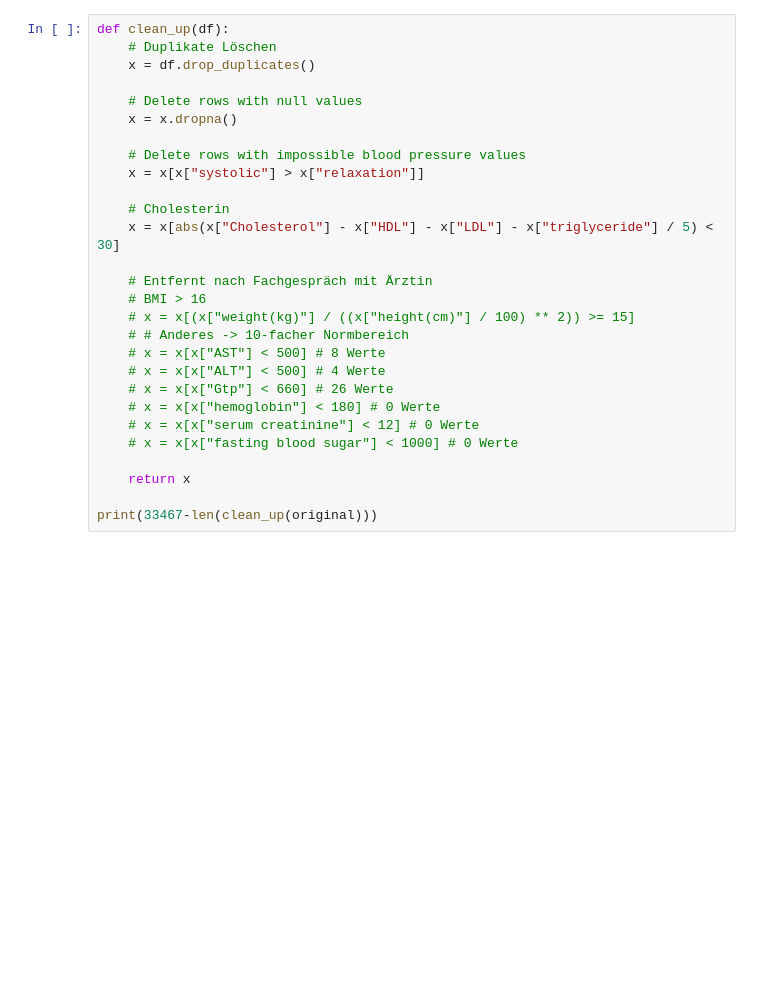
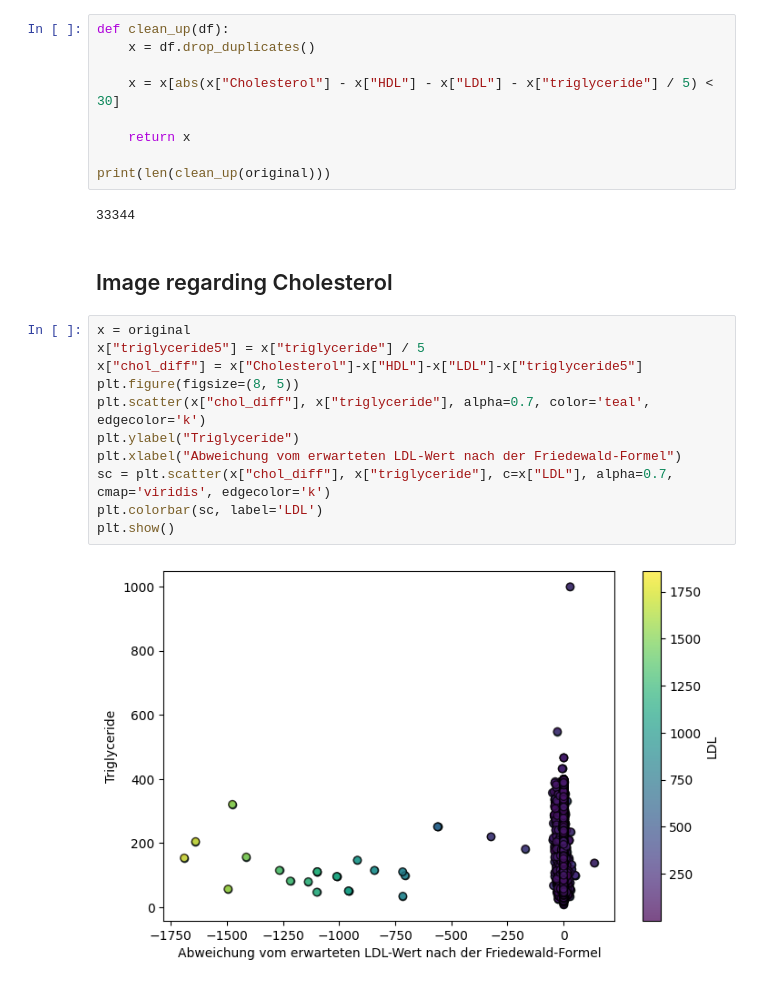
Before and after one commit to jonaRumberg/datascienceportfolio, a Jupyter notebook: data-preparation.ipynb, the cells around one changed output. Cells and saved outputs as stored; diff of their text form; blank space fills up the shorter version.

```diff
--- a/data-preparation.ipynb
+++ b/data-preparation.ipynb
@@ -13,28 +13,26 @@ original = pd.read_csv("data/smoker_train.csv")
 # %%
 def clean_up(df):
-    # Duplikate Löschen
     x = df.drop_duplicates()
 
-    # Delete rows with null values
-    x = x.dropna()
-
-    # Delete rows with impossible blood pressure values
-    x = x[x["systolic"] > x["relaxation"]]
-
-    # Cholesterin
     x = x[abs(x["Cholesterol"] - x["HDL"] - x["LDL"] - x["triglyceride"] / 5) < 30]
-
-    # Entfernt nach Fachgespräch mit Ärztin
-    # BMI > 16
-    # x = x[(x["weight(kg)"] / ((x["height(cm)"] / 100) ** 2)) >= 15]
-    # # Anderes -> 10-facher Normbereich
-    # x = x[x["AST"] < 500] # 8 Werte
-    # x = x[x["ALT"] < 500] # 4 Werte
-    # x = x[x["Gtp"] < 660] # 26 Werte
-    # x = x[x["hemoglobin"] < 180] # 0 Werte
-    # x = x[x["serum creatinine"] < 12] # 0 Werte
-    # x = x[x["fasting blood sugar"] < 1000] # 0 Werte
 
     return x
 
-print(33467-len(clean_up(original)))
+print(len(clean_up(original)))
+# %% [output]
+33344
+# %% [markdown]
+## Image regarding Cholesterol
+# %%
+x = original
+x["triglyceride5"] = x["triglyceride"] / 5
+x["chol_diff"] = x["Cholesterol"]-x["HDL"]-x["LDL"]-x["triglyceride5"]
+plt.figure(figsize=(8, 5))
+plt.scatter(x["chol_diff"], x["triglyceride"], alpha=0.7, color='teal', edgecolor='k')
+plt.ylabel("Triglyceride")
+plt.xlabel("Abweichung vom erwarteten LDL-Wert nach der Friedewald-Formel")
+sc = plt.scatter(x["chol_diff"], x["triglyceride"], c=x["LDL"], alpha=0.7, cmap='viridis', edgecolor='k')
+plt.colorbar(sc, label='LDL')
+plt.show()
+# %% [output]
+[figure, added]
```
Also changed, not shown: parts of 3 cells of this notebook.
